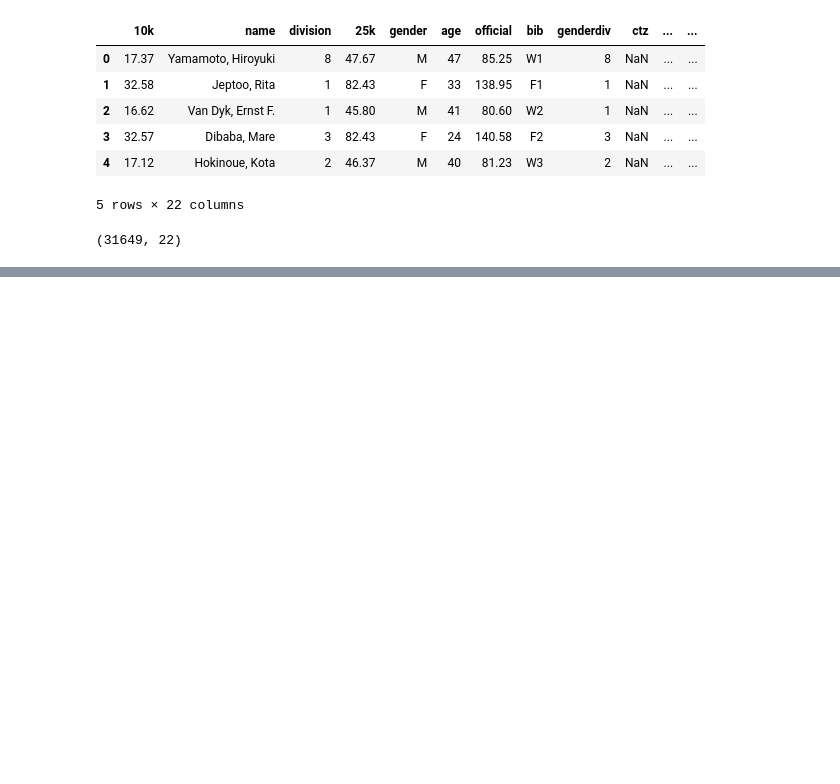
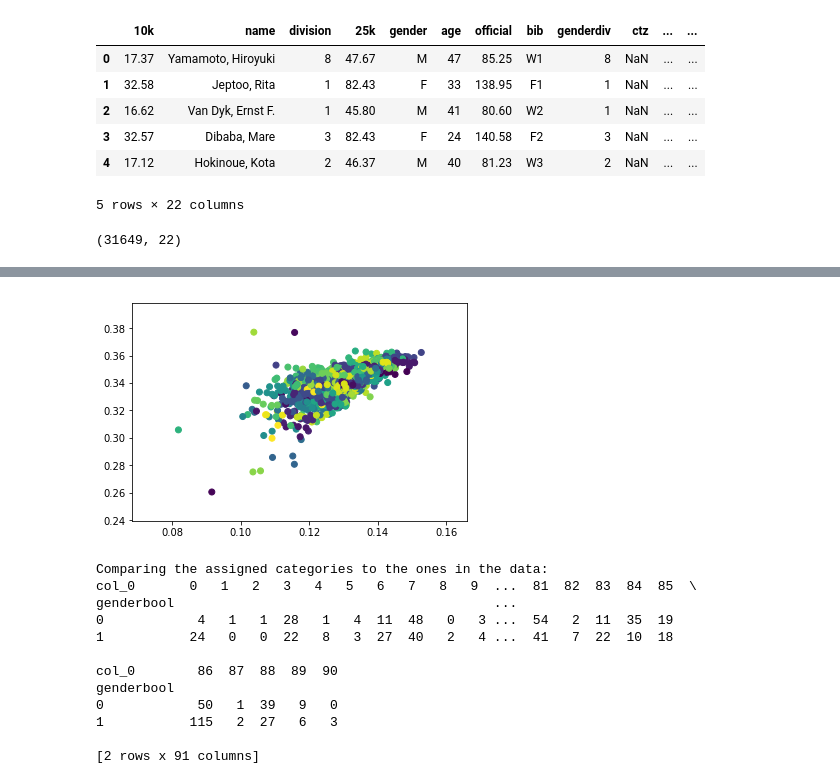
Before and after one commit to micsab/thinkful_files, a Jupyter notebook: unit_4/lesson_1/challenge_boston_marathon.ipynb, the cells around one changed output, grey strips where cells are left out. Drawn from its saved outputs; the diff is of its cells as text; code cells hidden in the pictures; blank space fills up the shorter version.

```diff
--- a/unit_4/lesson_1/challenge_boston_marathon.ipynb
+++ b/unit_4/lesson_1/challenge_boston_marathon.ipynb
@@ -80,0 +95,20 @@ X.shape
+# %%
+plt.scatter(X_norm[:, 0], X_norm[:, 1], c=labels)
+plt.show()
+
+print('Comparing the assigned categories to the ones in the data:')
+print(pd.crosstab(y_train, labels))
+# %% [output]
+[figure, added]
+Comparing the assigned categories to the ones in the data:
+col_0       0   1   2   3   4   5   6   7   8   9  ...  81  82  83  84  85  \
+genderbool                                         ...
+0            4   1   1  28   1   4  11  48   0   3 ...  54   2  11  35  19
+1           24   0   0  22   8   3  27  40   2   4 ...  41   7  22  10  18
+
+col_0        86  87  88  89  90
+genderbool
+0            50   1  39   9   0
+1           115   2  27   6   3
+
+[2 rows x 91 columns]
```
Also changed, not shown: parts of 8 cells of this notebook.
